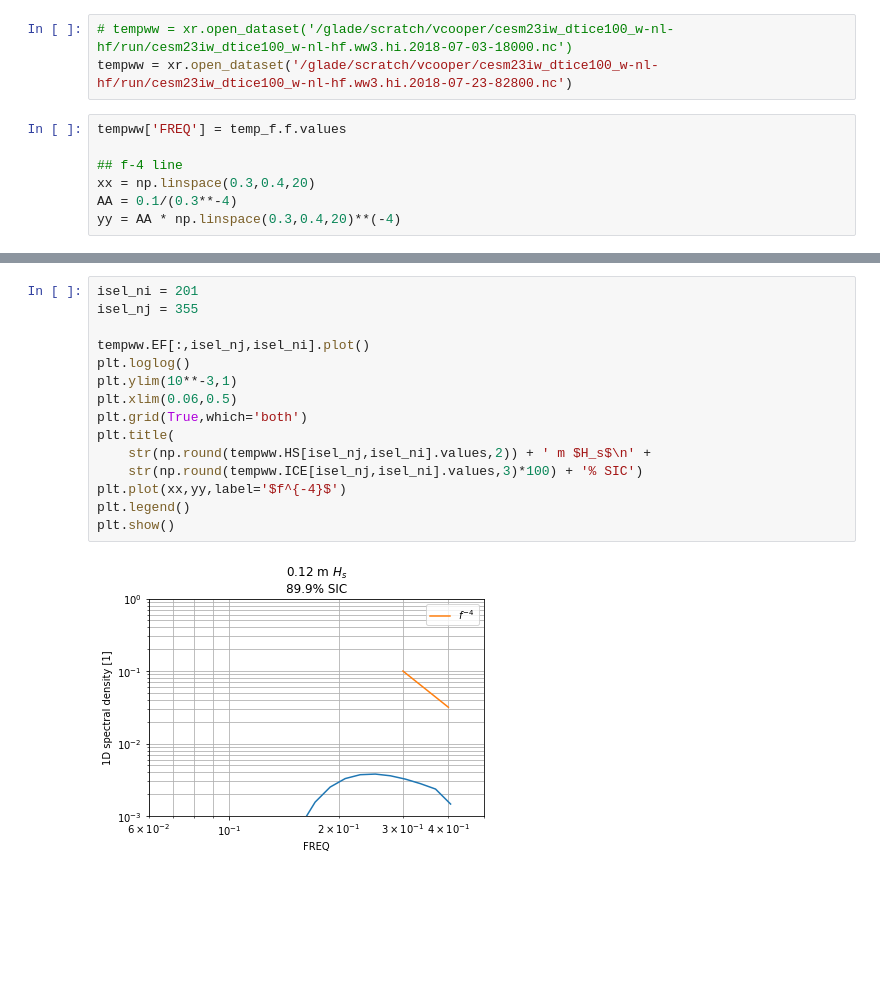
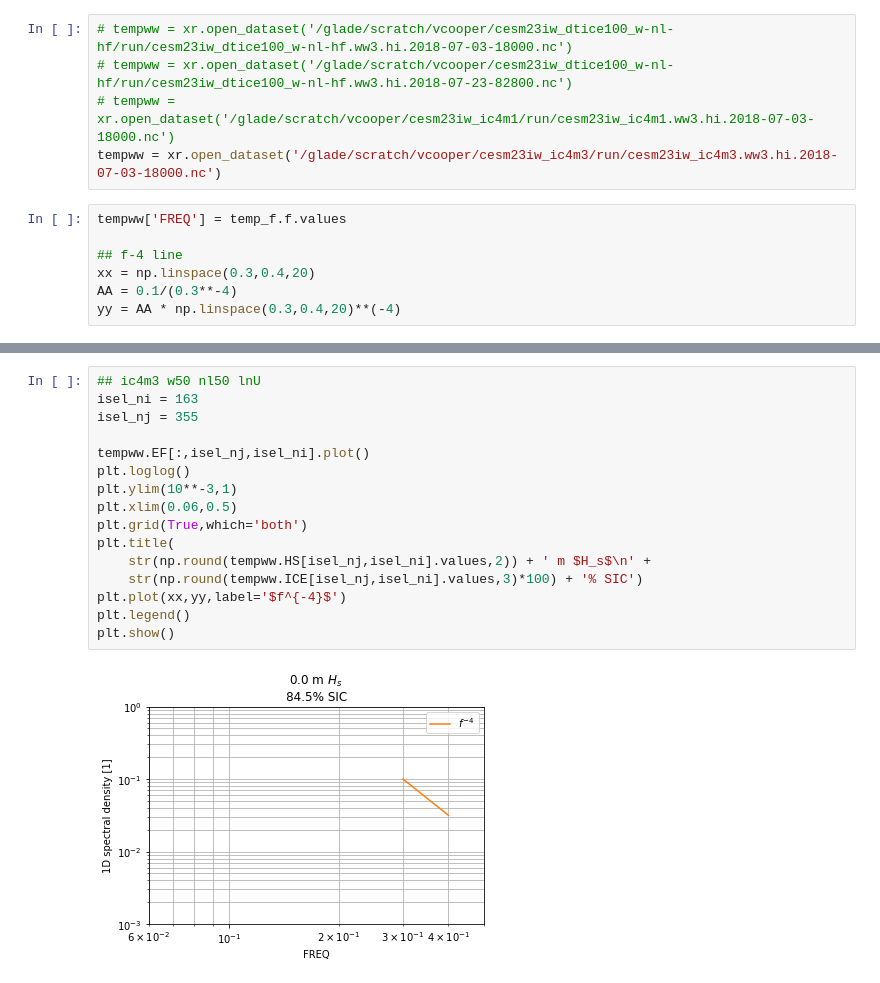
Before and after one commit to vtcooper/waveice, a Jupyter notebook: cmb/TimeStepSensitivity_VTC.ipynb, the cells around one changed output, grey strips where cells are left out. Drawn from its saved outputs; the diff is of its cells as text; blank space fills up the shorter version.

```diff
--- a/cmb/TimeStepSensitivity_VTC.ipynb
+++ b/cmb/TimeStepSensitivity_VTC.ipynb
@@ -533,7 +530,9 @@ plt.xlim(0.06,)
 ## Spot checking model output
 # %%
 # tempww = xr.open_dataset('/glade/scratch/vcooper/cesm23iw_dtice100_w-nl-hf/run/cesm23iw_dtice100_w-nl-hf.ww3.hi.2018-07-03-18000.nc')
-tempww = xr.open_dataset('/glade/scratch/vcooper/cesm23iw_dtice100_w-nl-hf/run/cesm23iw_dtice100_w-nl-hf.ww3.hi.2018-07-23-82800.nc')
+# tempww = xr.open_dataset('/glade/scratch/vcooper/cesm23iw_dtice100_w-nl-hf/run/cesm23iw_dtice100_w-nl-hf.ww3.hi.2018-07-23-82800.nc')
+# tempww = xr.open_dataset('/glade/scratch/vcooper/cesm23iw_ic4m1/run/cesm23iw_ic4m1.ww3.hi.2018-07-03-18000.nc')
+tempww = xr.open_dataset('/glade/scratch/vcooper/cesm23iw_ic4m3/run/cesm23iw_ic4m3.ww3.hi.2018-07-03-18000.nc')
 # %%
 tempww['FREQ'] = temp_f.f.values
 
@@ -561,17 +615,18 @@ plt.show()
 # %%
-isel_ni = 201
+## ic4m3 w50 nl50 lnU
+isel_ni = 163
 isel_nj = 355
 
 tempww.EF[:,isel_nj,isel_ni].plot()
 plt.loglog()
 plt.ylim(10**-3,1)
 plt.xlim(0.06,0.5)
 plt.grid(True,which='both')
 plt.title(
     str(np.round(tempww.HS[isel_nj,isel_ni].values,2)) + ' m $H_s$\n' +
     str(np.round(tempww.ICE[isel_nj,isel_ni].values,3)*100) + '% SIC')
 plt.plot(xx,yy,label='$f^{-4}$')
 plt.legend()
 plt.show()
 # %% [output]
-[figure, old version]
+[figure, new version]
```
Also changed, not shown: parts of 5 cells of this notebook, 4 other files.
